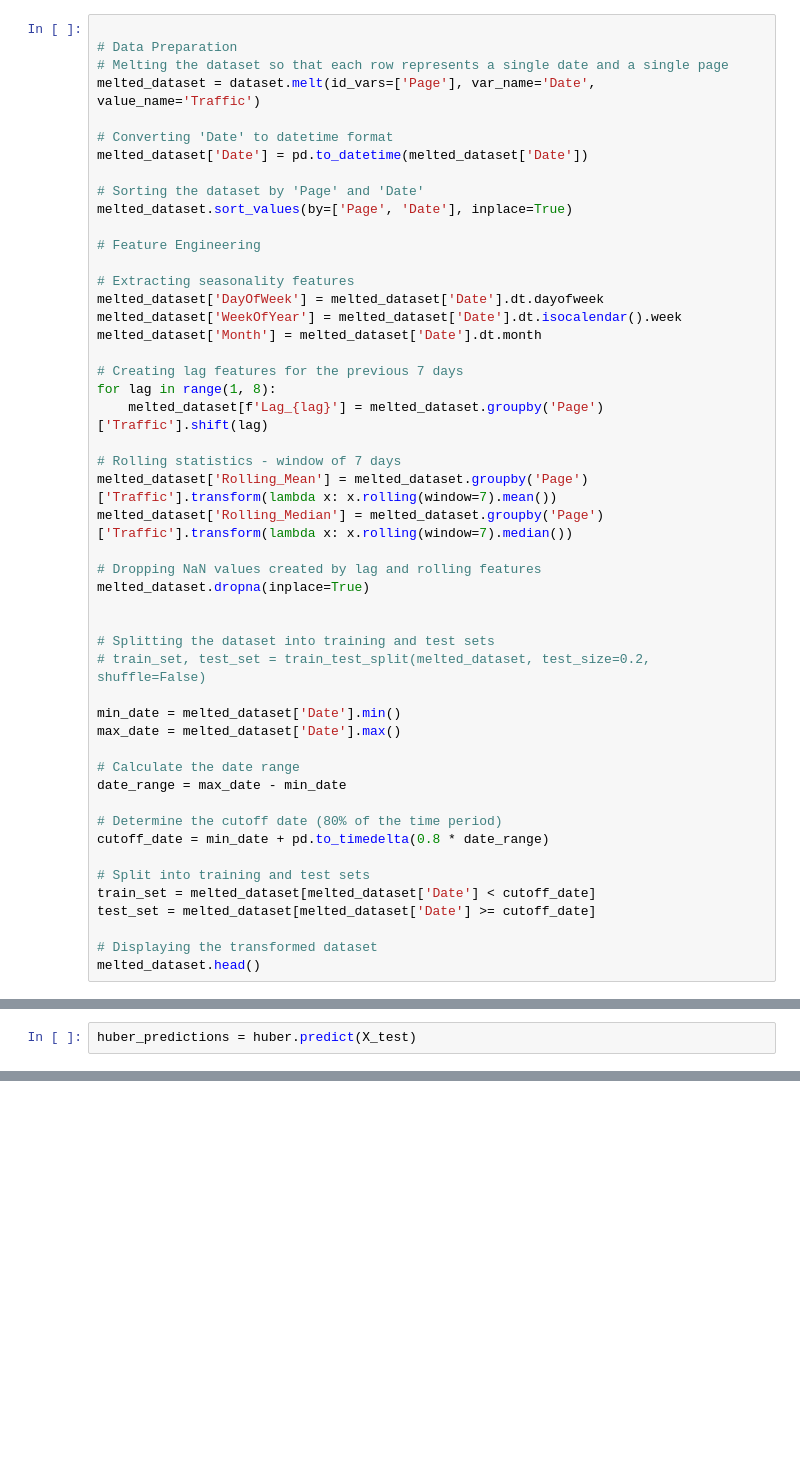
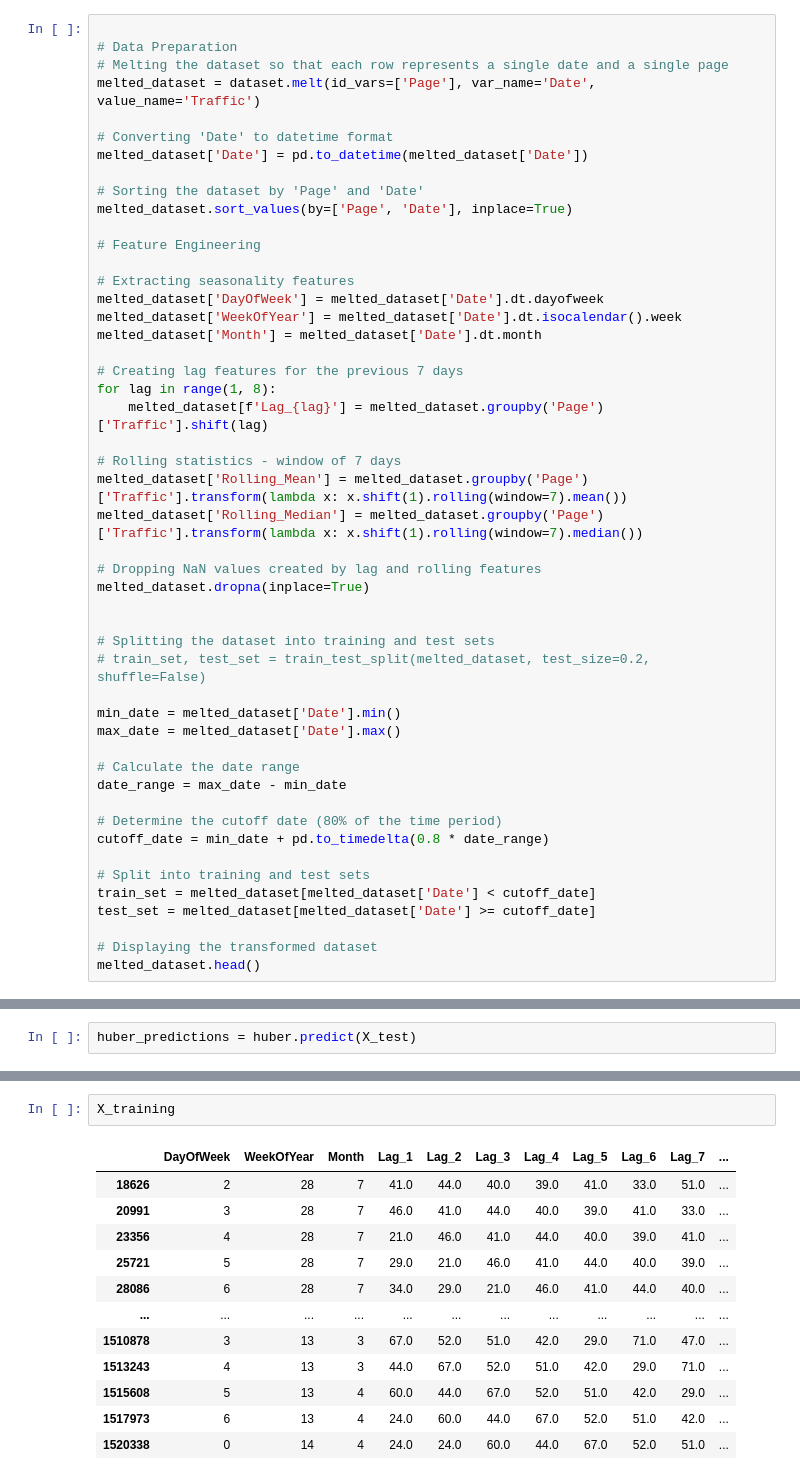
Before and after one commit to Natchica/DM_WebTraffic, a Jupyter notebook: linear_huber.ipynb, the cells around one changed output, grey strips where cells are left out. Saved outputs shown, nothing was run; the diff lists cells and outputs as text; blank space fills up the shorter version.

```diff
--- a/linear_huber.ipynb
+++ b/linear_huber.ipynb
@@ -30,8 +30,8 @@ for lag in range(1, 8):
     melted_dataset[f'Lag_{lag}'] = melted_dataset.groupby('Page')['Traffic'].shift(lag)
 
 # Rolling statistics - window of 7 days
-melted_dataset['Rolling_Mean'] = melted_dataset.groupby('Page')['Traffic'].transform(lambda x: x.rolling(window=7).mean())
-melted_dataset['Rolling_Median'] = melted_dataset.groupby('Page')['Traffic'].transform(lambda x: x.rolling(window=7).median())
+melted_dataset['Rolling_Mean'] = melted_dataset.groupby('Page')['Traffic'].transform(lambda x: x.shift(1).rolling(window=7).mean())
+melted_dataset['Rolling_Median'] = melted_dataset.groupby('Page')['Traffic'].transform(lambda x: x.shift(1).rolling(window=7).median())
 
 # Dropping NaN values created by lag and rolling features
 melted_dataset.dropna(inplace=True)
@@ -128,0 +136,15 @@ for _ in range(4):
+# %%
+X_training
+# %% [output]
+|  | DayOfWeek | WeekOfYear | Month | Lag_1 | Lag_2 | Lag_3 | Lag_4 | Lag_5 | Lag_6 | Lag_7 | ... |
+| 18626 | 2 | 28 | 7 | 41.0 | 44.0 | 40.0 | 39.0 | 41.0 | 33.0 | 51.0 | ... |
+| 20991 | 3 | 28 | 7 | 46.0 | 41.0 | 44.0 | 40.0 | 39.0 | 41.0 | 33.0 | ... |
+| 23356 | 4 | 28 | 7 | 21.0 | 46.0 | 41.0 | 44.0 | 40.0 | 39.0 | 41.0 | ... |
+| 25721 | 5 | 28 | 7 | 29.0 | 21.0 | 46.0 | 41.0 | 44.0 | 40.0 | 39.0 | ... |
+| 28086 | 6 | 28 | 7 | 34.0 | 29.0 | 21.0 | 46.0 | 41.0 | 44.0 | 40.0 | ... |
+| ... | ... | ... | ... | ... | ... | ... | ... | ... | ... | ... | ... |
+| 1510878 | 3 | 13 | 3 | 67.0 | 52.0 | 51.0 | 42.0 | 29.0 | 71.0 | 47.0 | ... |
+| 1513243 | 4 | 13 | 3 | 44.0 | 67.0 | 52.0 | 51.0 | 42.0 | 29.0 | 71.0 | ... |
+| 1515608 | 5 | 13 | 4 | 60.0 | 44.0 | 67.0 | 52.0 | 51.0 | 42.0 | 29.0 | ... |
+| 1517973 | 6 | 13 | 4 | 24.0 | 60.0 | 44.0 | 67.0 | 52.0 | 51.0 | 42.0 | ... |
+| 1520338 | 0 | 14 | 4 | 24.0 | 24.0 | 60.0 | 44.0 | 67.0 | 52.0 | 51.0 | ... |
```
Also changed, not shown: parts of 6 cells of this notebook.
